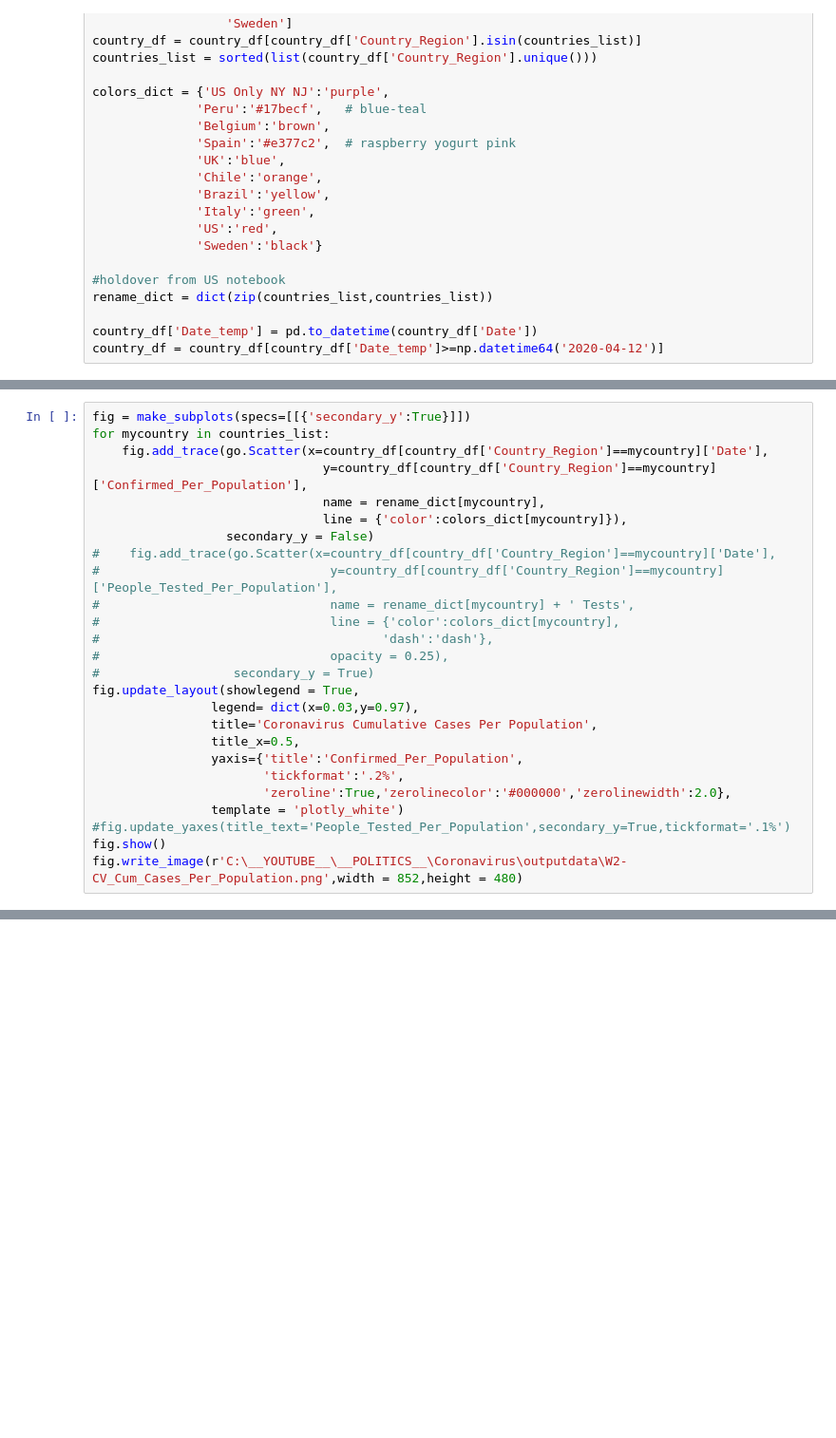
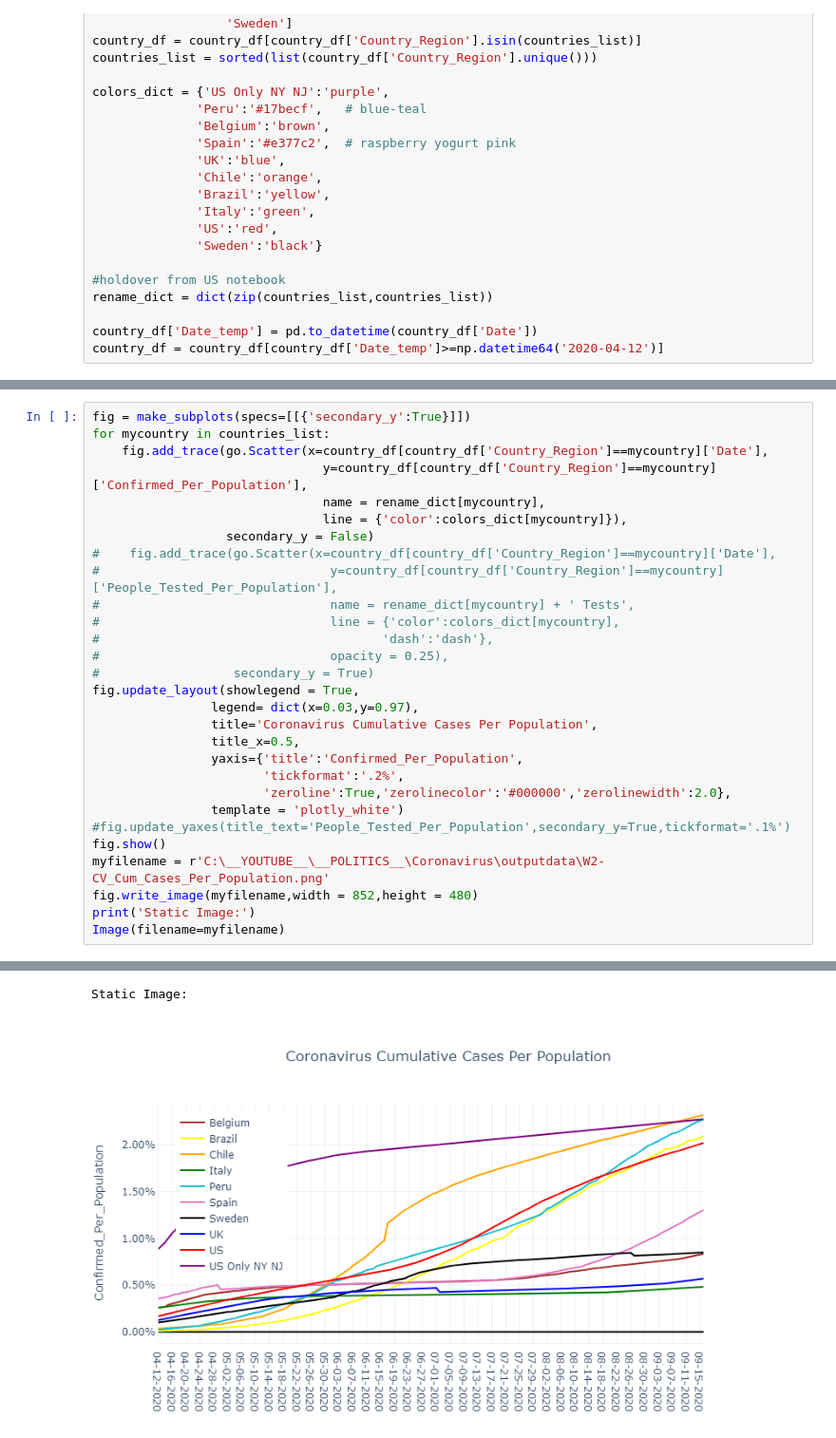
Before and after one commit to Renaissanc3Man/Coronavirus, a Jupyter notebook: Coronavirus - World.ipynb, the cells around one changed output, grey strips where cells are left out. Shown at 95% size. Cells and saved outputs as stored; diff of their text form; blank space fills up the shorter version.

```diff
--- a/Coronavirus - World.ipynb
+++ b/Coronavirus - World.ipynb
@@ -113,31 +125,36 @@ fig.write_image(r'C:\__YOUTUBE__\__POLITICS__\Coronavirus\outputdata\W1-CV_Cum_D
 # %%
 fig = make_subplots(specs=[[{'secondary_y':True}]])
 for mycountry in countries_list:
     fig.add_trace(go.Scatter(x=country_df[country_df['Country_Region']==mycountry]['Date'],
                                y=country_df[country_df['Country_Region']==mycountry]['Confirmed_Per_Population'],
                                name = rename_dict[mycountry],
                                line = {'color':colors_dict[mycountry]}),
                   secondary_y = False)
 #    fig.add_trace(go.Scatter(x=country_df[country_df['Country_Region']==mycountry]['Date'],
 #                               y=country_df[country_df['Country_Region']==mycountry]['People_Tested_Per_Population'],
 #                               name = rename_dict[mycountry] + ' Tests',
 #                               line = {'color':colors_dict[mycountry],
 #                                      'dash':'dash'},
 #                               opacity = 0.25),
 #                  secondary_y = True)
 fig.update_layout(showlegend = True,
                 legend= dict(x=0.03,y=0.97),
                 title='Coronavirus Cumulative Cases Per Population',
                 title_x=0.5,
                 yaxis={'title':'Confirmed_Per_Population',
                        'tickformat':'.2%',
                        'zeroline':True,'zerolinecolor':'#000000','zerolinewidth':2.0},
                 template = 'plotly_white')
 #fig.update_yaxes(title_text='People_Tested_Per_Population',secondary_y=True,tickformat='.1%')
 fig.show()
-fig.write_image(r'C:\__YOUTUBE__\__POLITICS__\Coronavirus\outputdata\W2-CV_Cum_Cases_Per_Population.png',width = 852,height = 480)
+myfilename = r'C:\__YOUTUBE__\__POLITICS__\Coronavirus\outputdata\W2-CV_Cum_Cases_Per_Population.png'
+fig.write_image(myfilename,width = 852,height = 480)
+print('Static Image:')
+Image(filename=myfilename)
 # %% [output]
 [interactive output not drawn]
+Static Image:
+[figure, added]
 # %%
 data = []
 for mycountry in countries_list:
```
Also changed, not shown: parts of 11 cells of this notebook, 1 other file.
